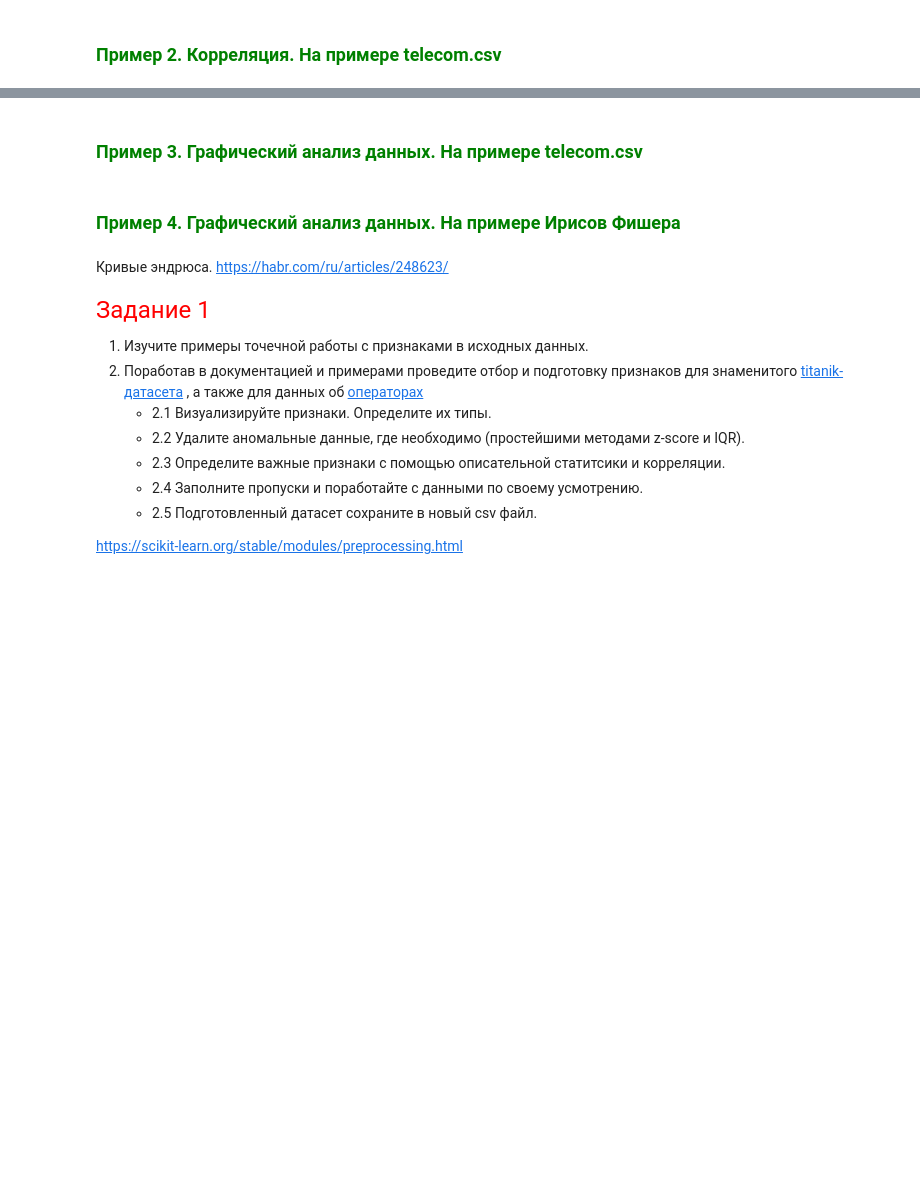
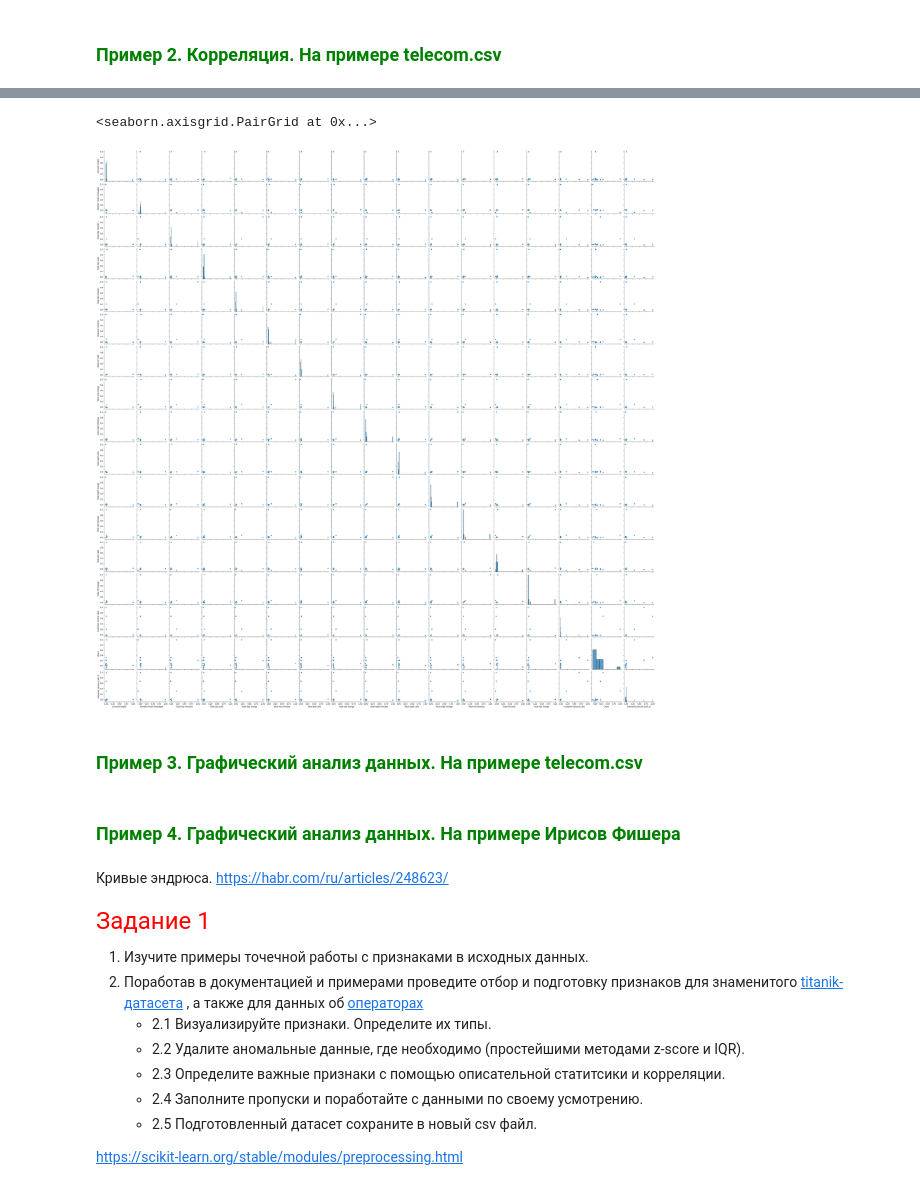
Before and after one commit to Dragoh54/MachineLearning-Labs, a Jupyter notebook: lab4/2024_ML_LR4_MACS (2).ipynb, the cells around one changed output, grey strips where cells are left out. Drawn from its saved outputs; the diff is of its cells as text; code cells hidden in the pictures; blank space fills up the shorter version.

```diff
--- a/lab4/2024_ML_LR4_MACS (2).ipynb
+++ b/lab4/2024_ML_LR4_MACS (2).ipynb
@@ -146,3 +238,8 @@ sns.heatmap(corr_matrix,cmap="crest");
+# %%
+sns.pairplot(corr_matrix)
+# %% [output]
+<seaborn.axisgrid.PairGrid at 0x...>
+[figure, added]
 # %% [markdown]
 ### <font color = 'green'> Пример 3. Графический анализ данных. На примере telecom.csv </font>
 # %%
```
Also changed, not shown: parts of 14 cells of this notebook, 3 other files.
